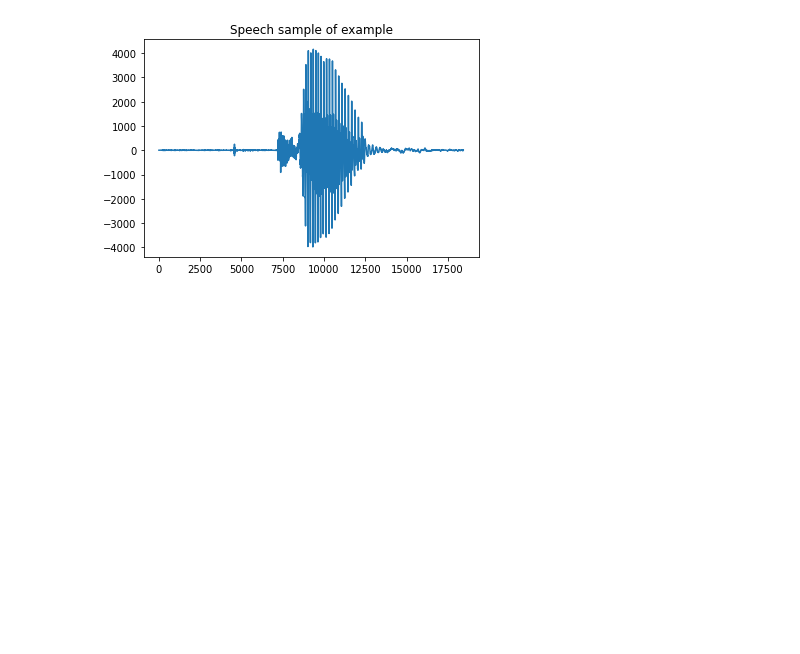
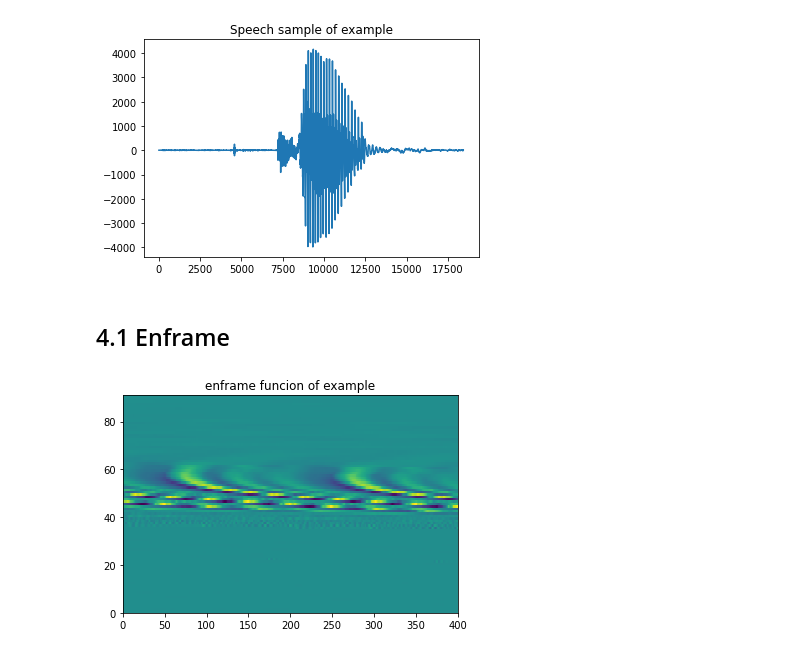
Before and after one commit to kurreman/DT2119_Speech, a Jupyter notebook: KORAY_Lab1.ipynb, the cells around one changed output. Drawn from its saved outputs; the diff is of its cells as text; code cells hidden in the pictures; blank space fills up the shorter version.

Commit message:
impemented and tested enframe

```diff
--- a/KORAY_Lab1.ipynb
+++ b/KORAY_Lab1.ipynb
@@ -13,3 +15,15 @@ plt.title("Speech sample of example")
 plt.show()
 # %% [output]
 [figure]
+# %% [markdown]
+## 4.1 Enframe
+# %%
+fsampling = 20E3 #Hz
+winlen = int(20E-3*fsampling)
+winshift = int(10E-3*fsampling)
+enframe = proto.enframe(example["samples"],winlen,winshift)
+plt.pcolormesh(enframe)
+plt.title("enframe funcion of example")
+plt.show()
+# %% [output]
+[figure, added]
```
Also changed, not shown: parts of 2 cells of this notebook, 4 other files.
